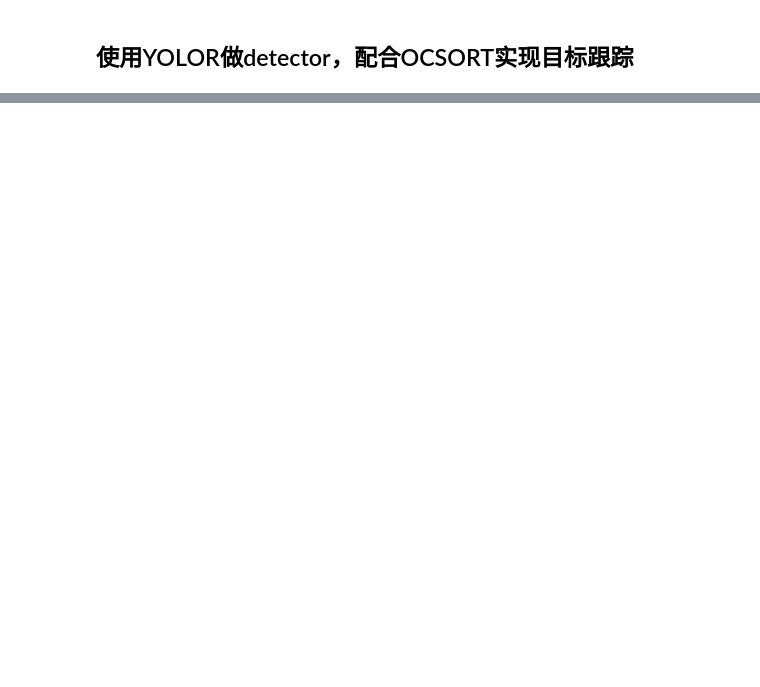
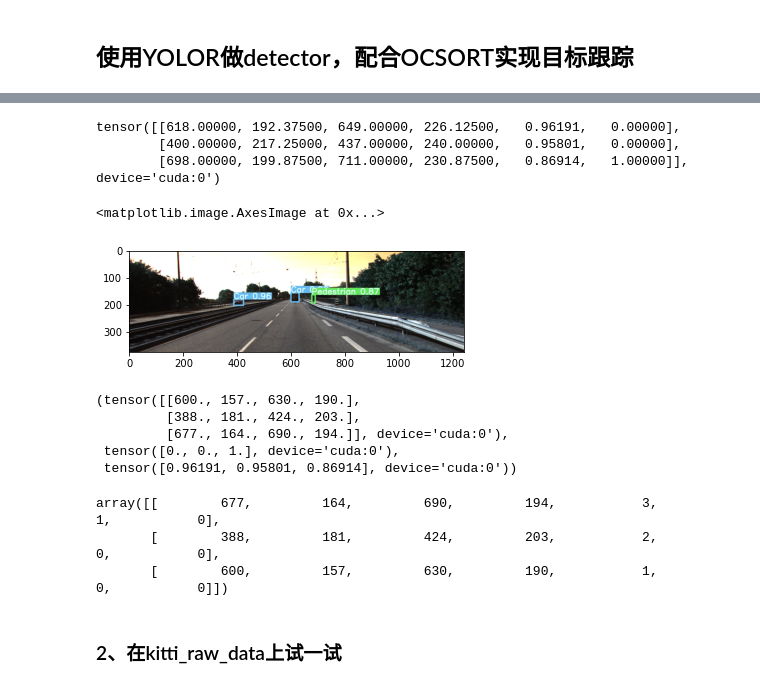
Before and after one commit to yzj2019/yolor_kitti, a Jupyter notebook: with_ocsort.ipynb, the cells around one changed output, grey strips where cells are left out. Saved outputs shown, nothing was run; the diff lists cells and outputs as text; code cells hidden in the pictures; blank space fills up the shorter version.

```diff
--- a/with_ocsort.ipynb
+++ b/with_ocsort.ipynb
@@ -105,0 +114,19 @@ with torch.no_grad():
+# %%
+# from detect.py line 95
+for i, det in enumerate(pred):  # detections per image
+    # Rescale boxes from img_size to im0 size
+    print(det)
+    det[:, :4] = scale_coords(img.shape[2:], det[:, :4], im0.shape).round()
+    for *xyxy, conf, cls in det:    # each pred box
+        label = '%s %.2f' % (names[int(cls)], conf)
+        plot_one_box(xyxy, im0, label=label, color=colors[int(cls)], line_thickness=3)
+# %% [output]
+tensor([[618.00000, 192.37500, 649.00000, 226.12500,   0.96191,   0.00000],
+        [400.00000, 217.25000, 437.00000, 240.00000,   0.95801,   0.00000],
+        [698.00000, 199.87500, 711.00000, 230.87500,   0.86914,   1.00000]], device='cuda:0')
+# %%
+%matplotlib inline
+plt.imshow(im0)
+# %% [output]
+<matplotlib.image.AxesImage at 0x...>
+[figure, added]
@@ -105,0 +143,16 @@ with torch.no_grad():
+# %%
+det[..., :4], det[..., 5], det[..., 4]
+# %% [output]
+(tensor([[600., 157., 630., 190.],
+         [388., 181., 424., 203.],
+         [677., 164., 690., 194.]], device='cuda:0'),
+ tensor([0., 0., 1.], device='cuda:0'),
+ tensor([0.96191, 0.95801, 0.86914], device='cuda:0'))
+# %%
+tracker.update_public(det[..., :4].cpu(), det[..., 5].cpu(), det[..., 4].cpu())
+# %% [output]
+array([[        677,         164,         690,         194,           3,           1,           0],
+       [        388,         181,         424,         203,           2,           0,           0],
+       [        600,         157,         630,         190,           1,           0,           0]])
+# %% [markdown]
+### 2、在kitti_raw_data上试一试
```
Also changed, not shown: parts of 11 cells of this notebook, 14 other files.
